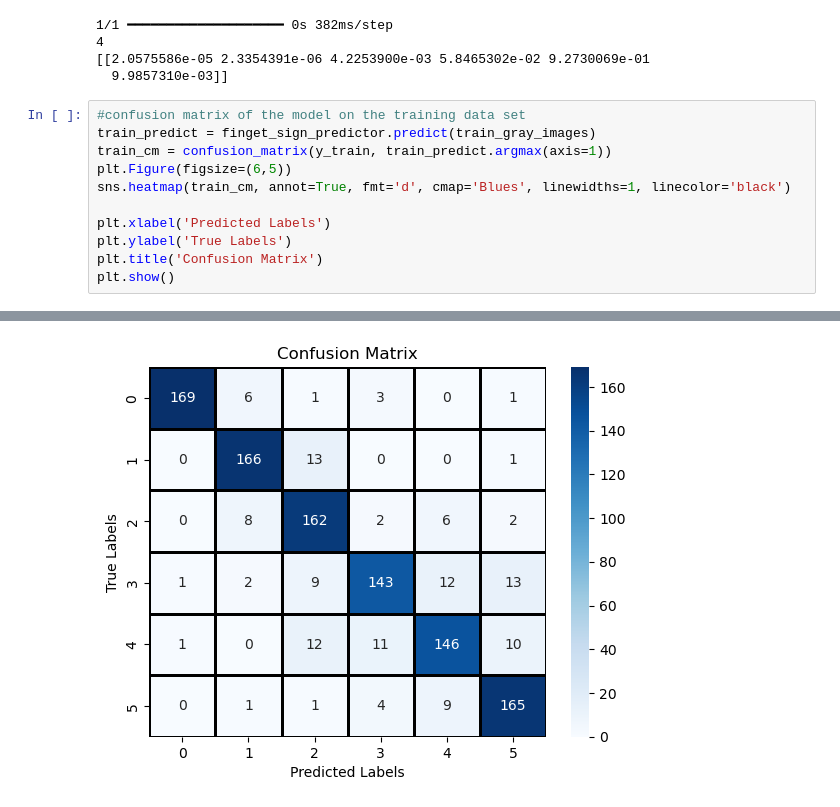
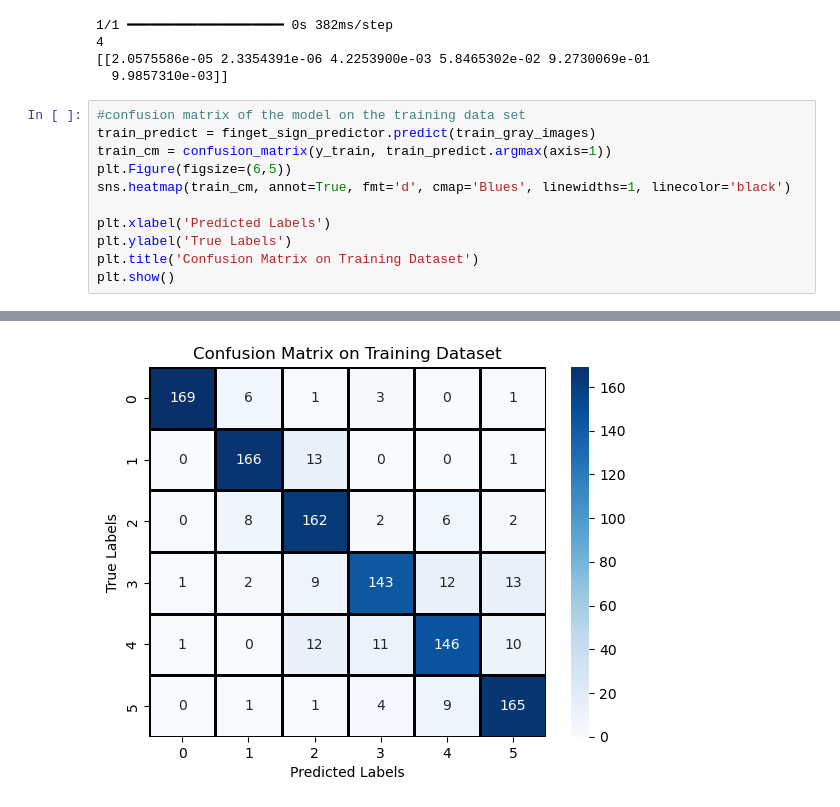
Before and after one commit to WahajSajid/Machine-Learning, a Jupyter notebook: ML/SupervisedAlgorithms/finger_signs_detection.ipynb, the cells around one changed output, grey strips where cells are left out. Cells and saved outputs as stored; diff of their text form.

```diff
--- a/ML/SupervisedAlgorithms/finger_signs_detection.ipynb
+++ b/ML/SupervisedAlgorithms/finger_signs_detection.ipynb
@@ -214,6 +214,6 @@ sns.heatmap(train_cm, annot=True, fmt='d', cmap='Blues', linewidths=1, linecolor
 
 plt.xlabel('Predicted Labels')
 plt.ylabel('True Labels')
-plt.title('Confusion Matrix')
+plt.title('Confusion Matrix on Training Dataset')
 plt.show()
 # %% [output]
@@ -221,4 +221,4 @@ plt.show()
-[figure, old version]
+[figure, new version]
 # %%
 #confusion matrix of the model on the testing data set
 test_predict = finget_sign_predictor.predict(test_gray_images)
```
Also changed, not shown: parts of 4 cells of this notebook, 2 other files.
